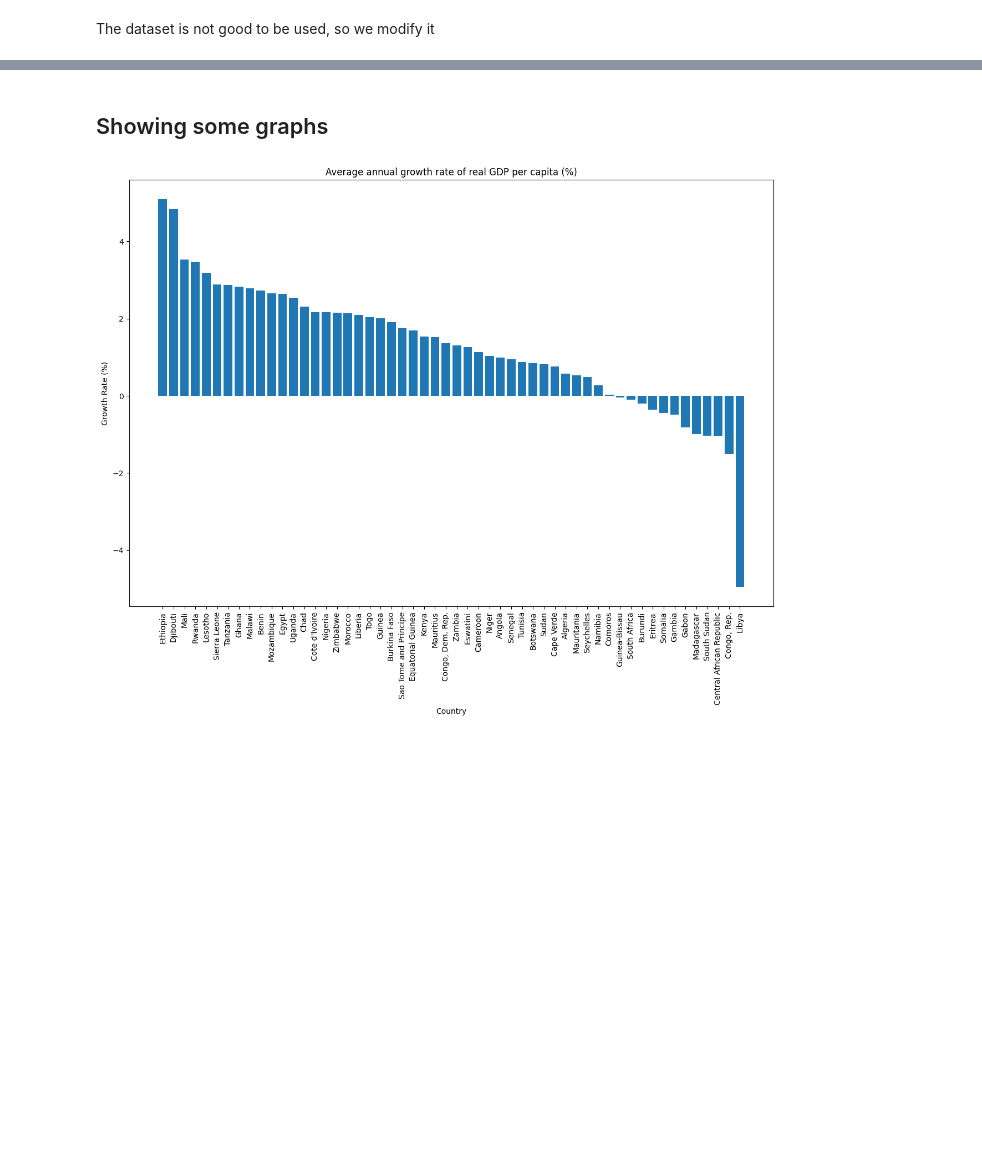
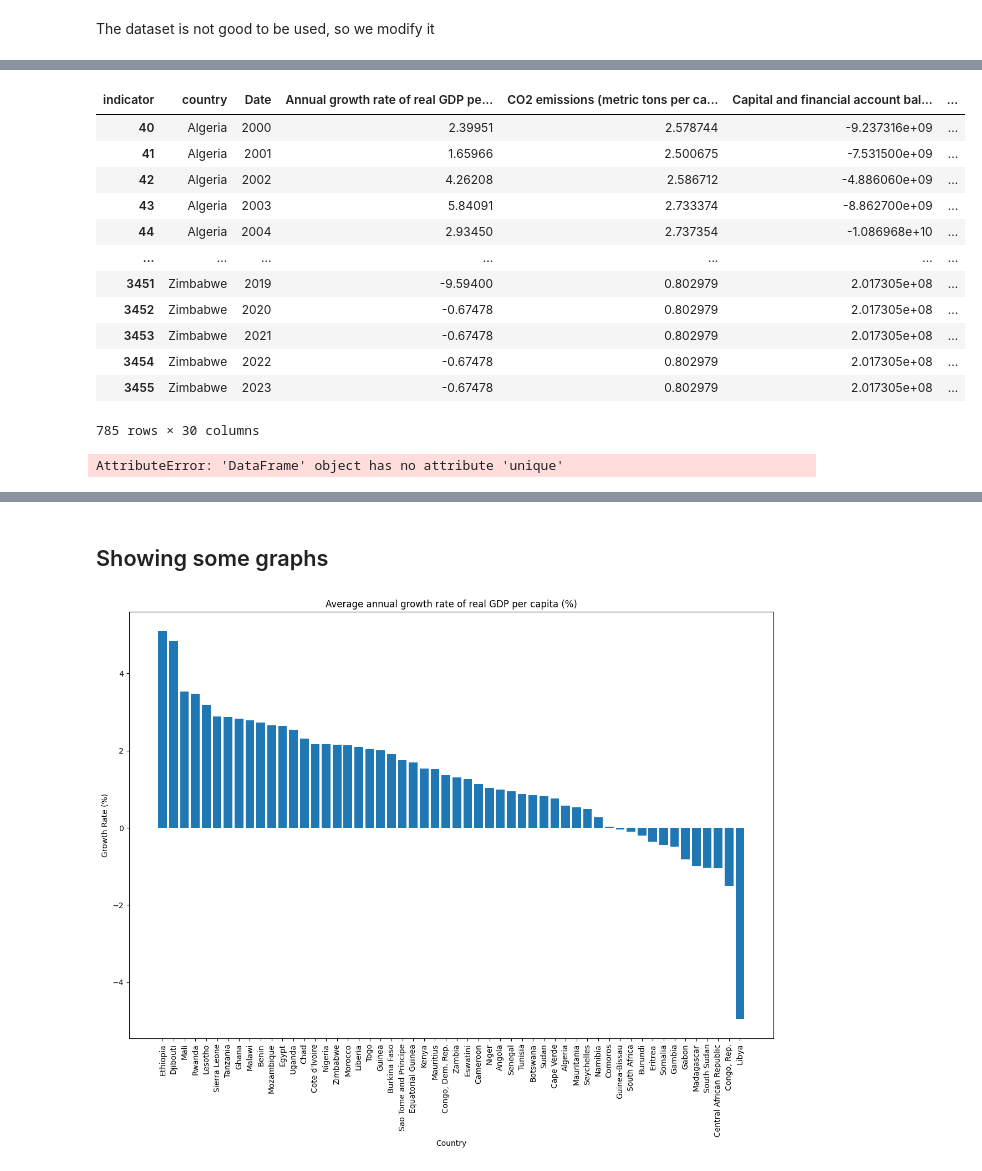
Before and after one commit to arsenilsina/prog_project, a Jupyter notebook: african_economies.ipynb, the cells around one changed output, grey strips where cells are left out. Drawn from its saved outputs; the diff is of its cells as text; code cells hidden in the pictures; blank space fills up the shorter version.

```diff
--- a/african_economies.ipynb
+++ b/african_economies.ipynb
@@ -57,4 +107,4 @@ african_economies_df_new.head()
 # %%
-#since we have values from 1960 it is better to use more recent data in order to be more significant
-date_mask = african_economies_df_new['Date'] > 1999
-african_economies_21st_df = african_economies_df_new[date_mask]
+# Since we have values from 1960 it is better to use more recent data in order to be more significant study
+date_mask = african_economies_df.index.get_level_values('Date') > 1999
+african_economies_21st_df = african_economies_df.loc[date_mask]
@@ -81,3 +142,3 @@ memory usage: 313.9+ KB
 # %%
 #now we substitute the the NaN values with the interpolation for each country since it fits better for times series
-african_economies_21st_clean_df = african_economies_21st_df.apply(lambda group: group.interpolate(method='linear'))
+african_economies_21st_clean_df = african_economies_21st_df.apply(lambda group: group.infer_objects(copy=False).interpolate(method='linear'))
@@ -117,0 +185,3 @@ real_gdp_per_capita_growth_sorted = african_groupby_mean_df.sort_values(by='Annu
+# %%
+for col in african_economies_21st_clean_df.columns:
+    african_economies_21st_clean_df[col] = african_economies_21st_clean_df[col].replace(0, pd.NA)
@@ -117,0 +208,25 @@ real_gdp_per_capita_growth_sorted = african_groupby_mean_df.sort_values(by='Annu
+# %%
+# dropping the countries that present null values
+african_economies_21st_clean_df[african_economies_21st_clean_df.isnull().any(axis=1)]
+# %% [output]
+| indicator | country | Date | Annual growth rate of real GDP pe... | CO2 emissions (metric tons per ca... | Capital and financial account bal... | ... |
+| 40 | Algeria | 2000 | 2.39951 | 2.578744 | -9.237316e+09 | ... |
+| 41 | Algeria | 2001 | 1.65966 | 2.500675 | -7.531500e+09 | ... |
+| 42 | Algeria | 2002 | 4.26208 | 2.586712 | -4.886060e+09 | ... |
+| 43 | Algeria | 2003 | 5.84091 | 2.733374 | -8.862700e+09 | ... |
+| 44 | Algeria | 2004 | 2.93450 | 2.737354 | -1.086968e+10 | ... |
+| ... | ... | ... | ... | ... | ... | ... |
+| 3451 | Zimbabwe | 2019 | -9.59400 | 0.802979 | 2.017305e+08 | ... |
+| 3452 | Zimbabwe | 2020 | -0.67478 | 0.802979 | 2.017305e+08 | ... |
+| 3453 | Zimbabwe | 2021 | -0.67478 | 0.802979 | 2.017305e+08 | ... |
+| 3454 | Zimbabwe | 2022 | -0.67478 | 0.802979 | 2.017305e+08 | ... |
+| 3455 | Zimbabwe | 2023 | -0.67478 | 0.802979 | 2.017305e+08 | ... |
+785 rows × 30 columns
+# %%
+# Identify the rows with missing values
+rows_to_drop = african_economies_21st_clean_df[african_economies_21st_clean_df.isnull().any(axis=1)]
+
+# Print the unique names of the rows
+print(rows_to_drop.unique())
+# %% [output]
+AttributeError: 'DataFrame' object has no attribute 'unique'
```
Also changed, not shown: parts of 28 cells of this notebook.
